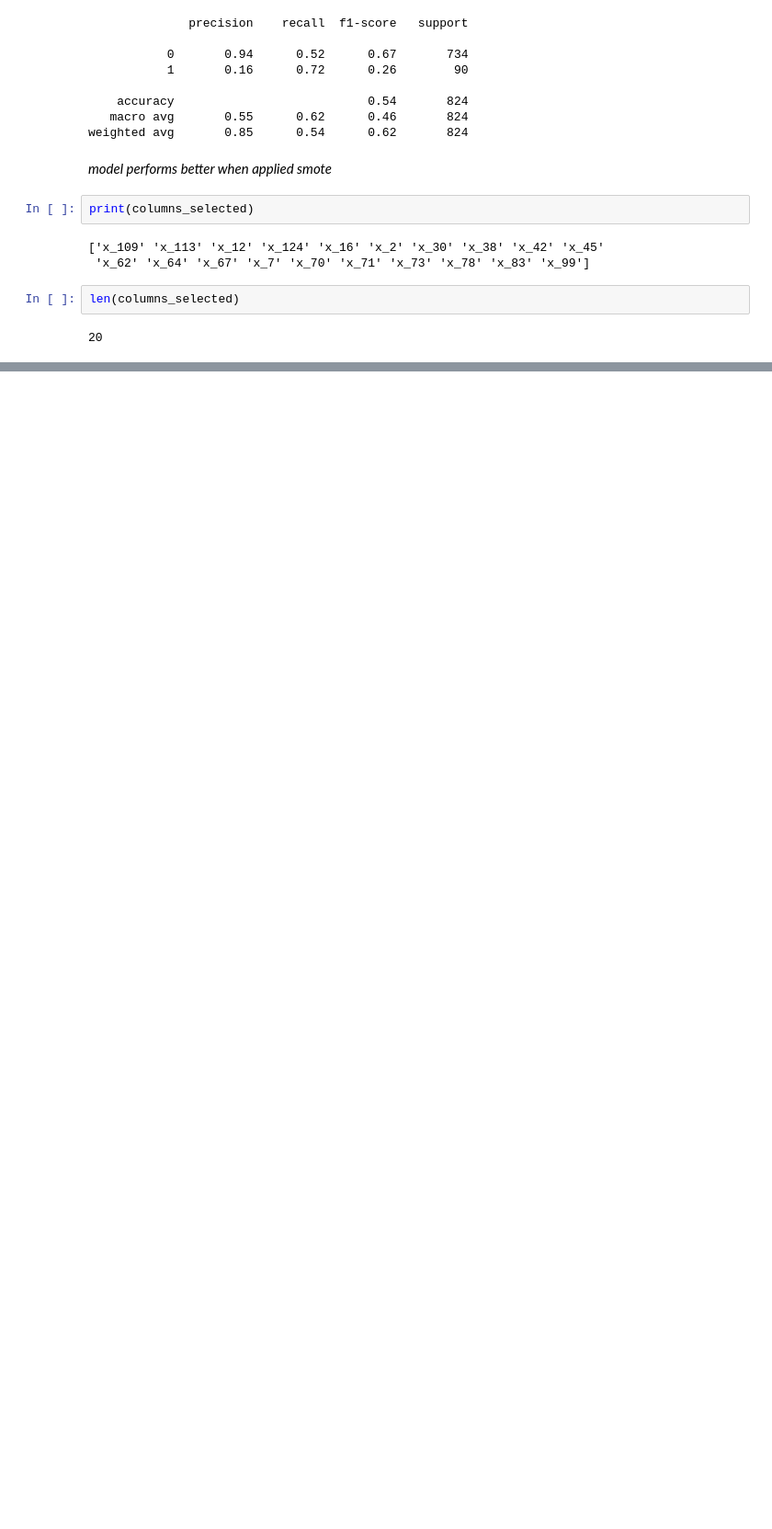
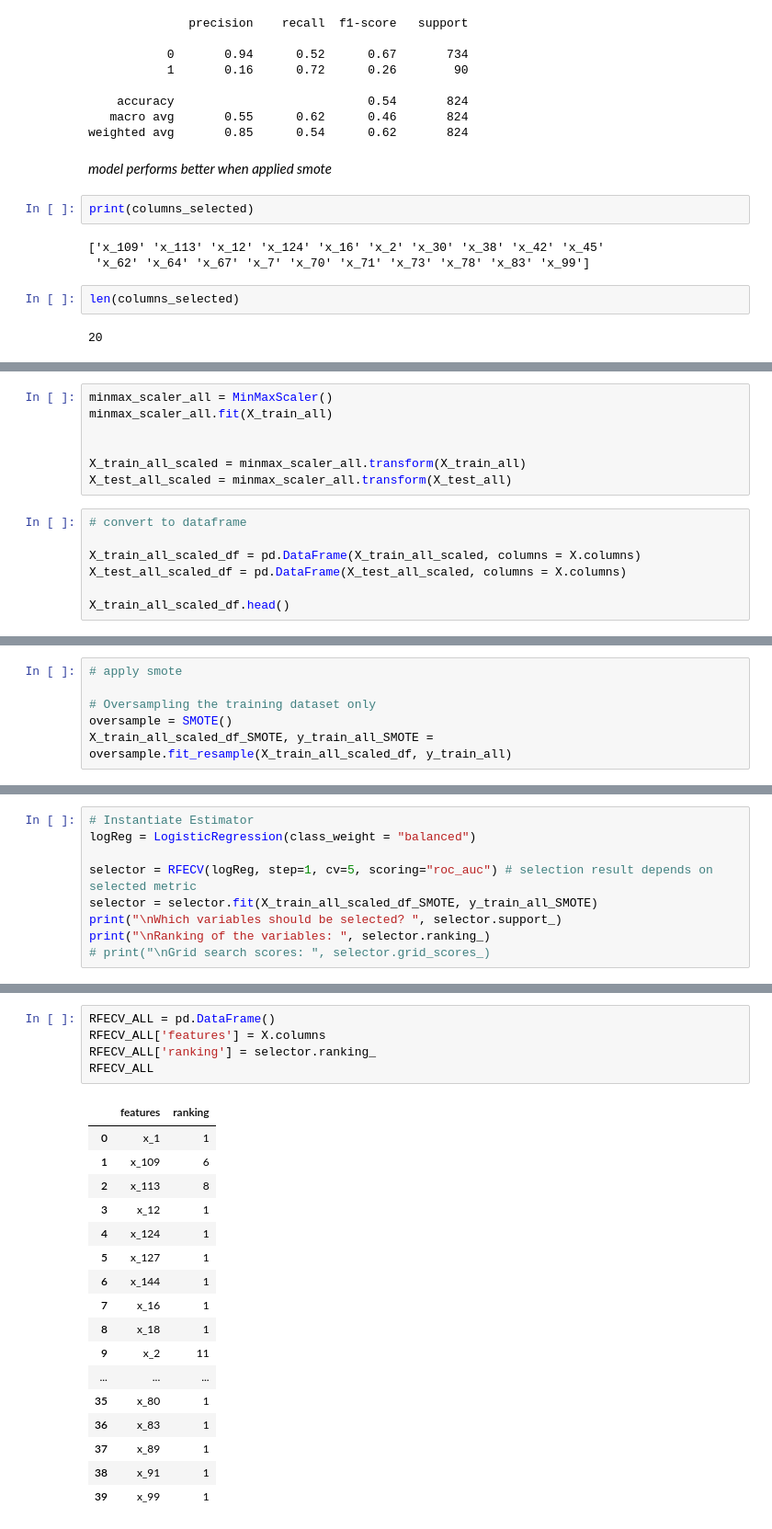
Before and after one commit to KiranEC11/DS_competition, a Jupyter notebook: round1.ipynb, the cells around one changed output, grey strips where cells are left out. Shown at 92% size. Cells and saved outputs as stored; diff of their text form; blank space fills up the shorter version.

```diff
--- a/round1.ipynb
+++ b/round1.ipynb
@@ -686,0 +709,14 @@ len(columns_selected)
+# %%
+minmax_scaler_all = MinMaxScaler()
+minmax_scaler_all.fit(X_train_all)
+
+
+X_train_all_scaled = minmax_scaler_all.transform(X_train_all)
+X_test_all_scaled = minmax_scaler_all.transform(X_test_all)
+# %%
+# convert to dataframe
+
+X_train_all_scaled_df = pd.DataFrame(X_train_all_scaled, columns = X.columns)
+X_test_all_scaled_df = pd.DataFrame(X_test_all_scaled, columns = X.columns)
+
+X_train_all_scaled_df.head()
@@ -686,0 +731,6 @@ len(columns_selected)
+# %%
+# apply smote
+
+# Oversampling the training dataset only
+oversample = SMOTE()
+X_train_all_scaled_df_SMOTE, y_train_all_SMOTE = oversample.fit_resample(X_train_all_scaled_df, y_train_all)
@@ -686,0 +744,9 @@ len(columns_selected)
+# %%
+# Instantiate Estimator
+logReg = LogisticRegression(class_weight = "balanced")
+
+selector = RFECV(logReg, step=1, cv=5, scoring="roc_auc") # selection result depends on selected metric
+selector = selector.fit(X_train_all_scaled_df_SMOTE, y_train_all_SMOTE)
+print("\nWhich variables should be selected? ", selector.support_)
+print("\nRanking of the variables: ", selector.ranking_)
+# print("\nGrid search scores: ", selector.grid_scores_)
@@ -686,0 +797,23 @@ len(columns_selected)
+# %%
+RFECV_ALL = pd.DataFrame()
+RFECV_ALL['features'] = X.columns
+RFECV_ALL['ranking'] = selector.ranking_
+RFECV_ALL
+# %% [output]
+|  | features | ranking |
+| 0 | x_1 | 1 |
+| 1 | x_109 | 6 |
+| 2 | x_113 | 8 |
+| 3 | x_12 | 1 |
+| 4 | x_124 | 1 |
+| 5 | x_127 | 1 |
+| 6 | x_144 | 1 |
+| 7 | x_16 | 1 |
+| 8 | x_18 | 1 |
+| 9 | x_2 | 11 |
+| ... | ... | ... |
+| 35 | x_80 | 1 |
+| 36 | x_83 | 1 |
+| 37 | x_89 | 1 |
+| 38 | x_91 | 1 |
+| 39 | x_99 | 1 |
```
Also changed, not shown: parts of 9 cells of this notebook.
